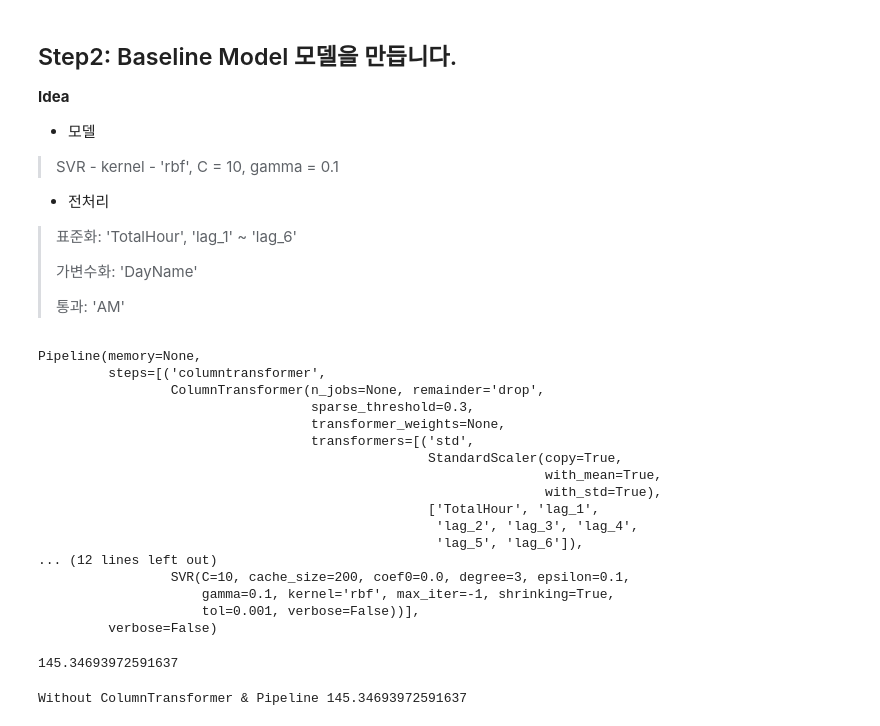
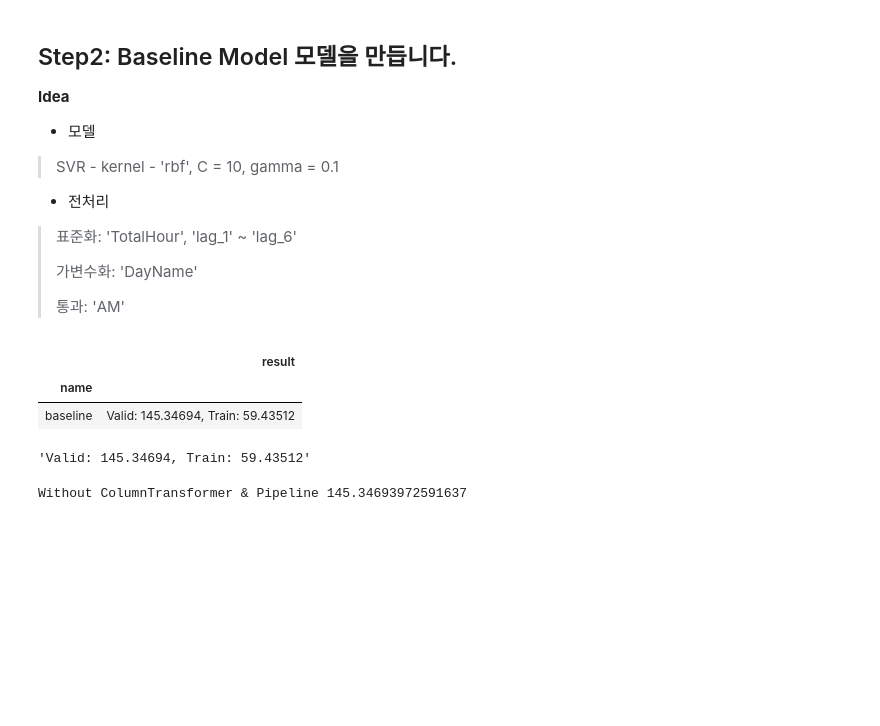
Before and after one commit to sunkusun9/DS_lv3_2610, a Jupyter notebook: sec_ds_lv3_prob3_kaggle.ipynb, the cells around one changed output. Drawn from its saved outputs; the diff is of its cells as text; code cells hidden in the pictures; blank space fills up the shorter version.

Commit message:
Day1 Kaggle Step 3 까지 노트입니다.

```diff
--- a/sec_ds_lv3_prob3_kaggle.ipynb
+++ b/sec_ds_lv3_prob3_kaggle.ipynb
@@ -231,3 +225,31 @@ def select_model(reg):
+# %%
+from sklearn.compose import ColumnTransformer
+from sklearn.pipeline import make_pipeline
+from sklearn.preprocessing import StandardScaler, OneHotEncoder
+
+hist = list()
+def eval_model(name, reg):
+    reg.fit(df_train[X_all], df_train['target'])
+    result_str = "Valid: {:.5f}, Train: {:.5f}".format(
+        mean_absolute_error(df_valid['target'], reg.predict(df_valid[X_all])),
+        mean_absolute_error(df_train['target'], reg.predict(df_train[X_all]))
+    )
+    hist.append(
+        pd.Series([name, result_str], index = ['name', 'result'])
+    )
+    display(
+        pd.DataFrame(hist).groupby('name').last()
+    )
+    return result_str
+
+def select_model(reg):
+    reg.fit(df_prob6_train[X_all], df_prob6_train['target'])
+    prd = reg.predict(df_prob6_test[X_all])
+    pd.DataFrame({
+        'DateHour': df_prob6_test['DateHour'],
+        'TotalHour': prd
+    }).to_csv('answer6.csv', index = None)
+    return prd
 # %% [markdown]
 ## Step2: Baseline Model 모델을 만듭니다.
 
@@ -243,45 +265,22 @@ def select_model(reg):
 >
 >통과: 'AM'
 # %%
-from sklearn.compose import ColumnTransformer
-from sklearn.pipeline import make_pipeline
-from sklearn.preprocessing import StandardScaler, OneHotEncoder
+from sklearn.svm import SVR
 
-from sklearn.svm import SVR
 ct = ColumnTransformer([
     ('std', StandardScaler(), ['TotalHour'] + ['lag_{}'.format(i) for i in range(1, 7)]),
     ('ohe', OneHotEncoder(categories='auto'), ['DayName']),
     ('pt', 'passthrough', ['AM'])
 ])
 reg_svr = make_pipeline(
     ct, SVR(kernel = 'rbf', C = 10, gamma = 0.1)
 )
-reg_svr.fit(df_train[X_all], df_train['target'])
+eval_model('baseline', reg_svr)
 # %% [output]
+|  | result |
+| name |  |
+| baseline | Valid: 145.34694, Train: 59.43512 |
-Pipeline(memory=None,
-         steps=[('columntransformer',
-                 ColumnTransformer(n_jobs=None, remainder='drop',
-                                   sparse_threshold=0.3,
-                                   transformer_weights=None,
-                                   transformers=[('std',
-                                                  StandardScaler(copy=True,
-                                                                 with_mean=True,
-                                                                 with_std=True),
-                                                  ['TotalHour', 'lag_1',
-                                                   'lag_2', 'lag_3', 'lag_4',
-                                                   'lag_5', 'lag_6']),
-... (12 lines left out)
-                 SVR(C=10, cache_size=200, coef0=0.0, degree=3, epsilon=0.1,
-                     gamma=0.1, kernel='rbf', max_iter=-1, shrinking=True,
-                     tol=0.001, verbose=False))],
-         verbose=False)
+'Valid: 145.34694, Train: 59.43512'
-# %%
-from sklearn.metrics import mean_absolute_error
-mean_absolute_error(
-    df_valid['target'], reg_svr.predict(df_valid[X_all])
-)
-# %% [output]
-145.34693972591637
 # %%
 # Kaggle 루틴의 원리의 이해에 도움을 드리기 위해
 # 동일한 과정을 ColumnTransformer와 Pipeline없이 구성해봅니다.
```
Also changed, not shown: parts of 4 cells of this notebook.
